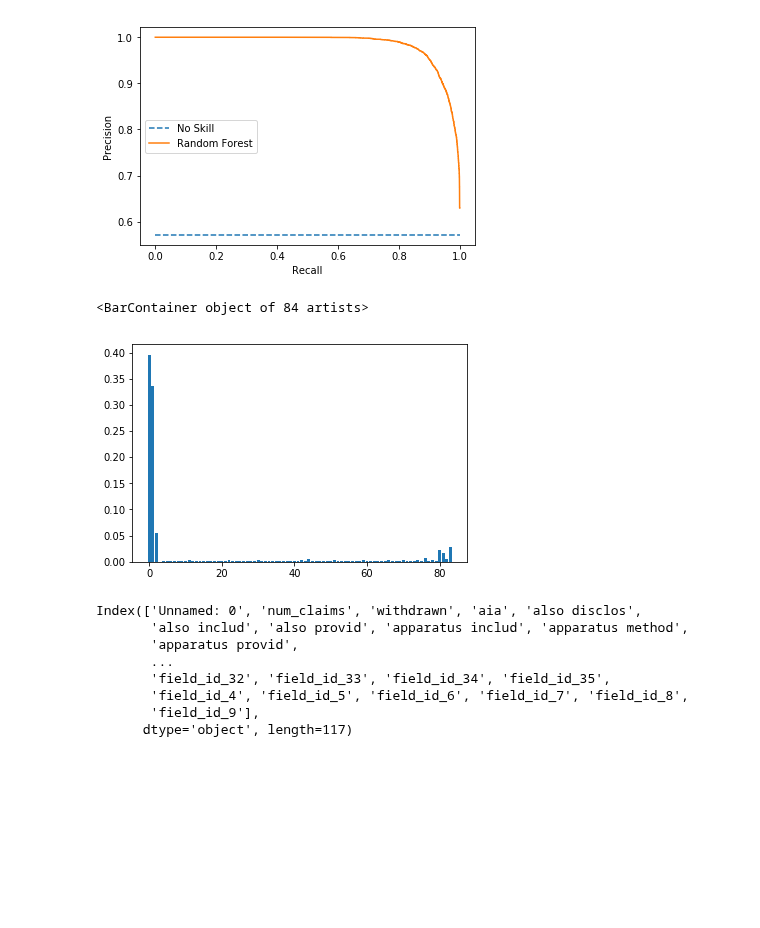
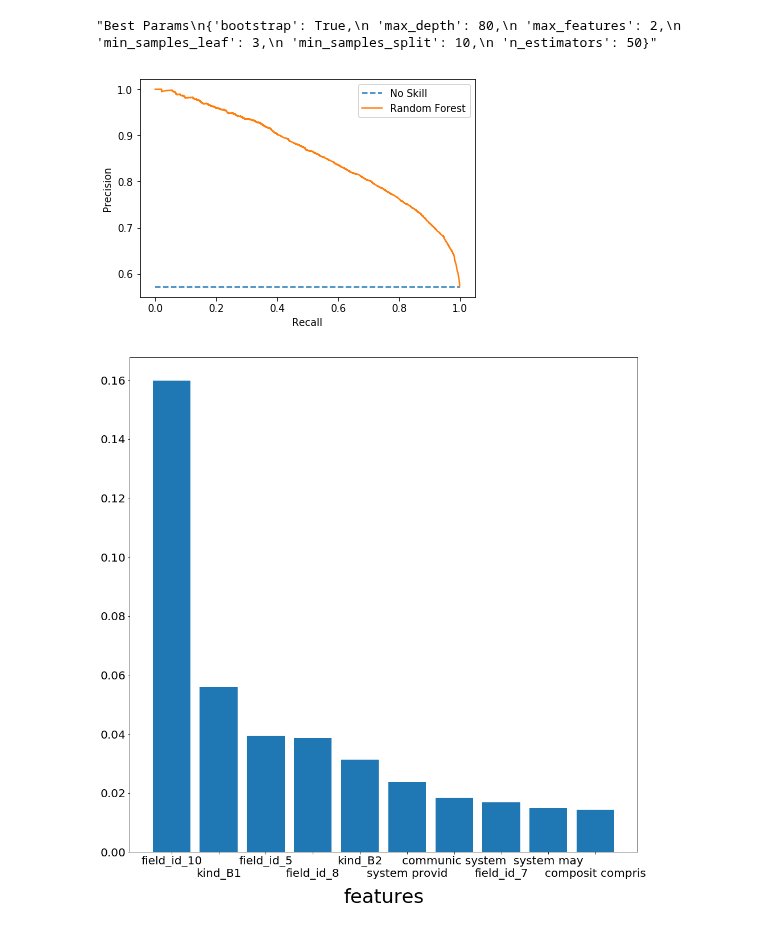
Before and after one commit to LawrenceGlenn/Exploration_of_Patent_Data, a Jupyter notebook: Untitled1.ipynb, the cells around one changed output. Drawn from its saved outputs; the diff is of its cells as text; code cells hidden in the pictures; blank space fills up the shorter version.

Commit message:
produced multiple recall curves and updated readme

```diff
--- a/Untitled1.ipynb
+++ b/Untitled1.ipynb
@@ -59,5 +57,10 @@ test.to_csv("data/temp/test_pd_preped.csv",sep="|")"""
 # %%
-pat_modeler = ptp.PatentTrialPredicter(pd.read_csv("data/temp/train_pd_preped.csv",sep="|"),pd.read_csv("data/temp/test_pd_preped.csv",sep="|"))
+train,test = pd.read_csv("data/temp/train_pd_preped.csv",sep="|"),pd.read_csv("data/temp/test_pd_preped.csv",sep="|")
+# %%
+train=remove_columns(train,['num_claims','withdrawn', 'Unnamed: 0'])
+test = remove_columns(test,['num_claims','withdrawn','Unnamed: 0'])
+# %%
+pat_modeler = ptp.PatentTrialPredicter(train,test)
 # %%
 pat_modeler.create_X_y()
 # %%
@@ -85,0 +93,10 @@ pat_modeler.grid.best_params_
+# %%
+"""Best Params
+{'bootstrap': True,
+ 'max_depth': 80,
+ 'max_features': 2,
+ 'min_samples_leaf': 3,
+ 'min_samples_split': 10,
+ 'n_estimators': 50}"""
+# %% [output]
+"Best Params\n{'bootstrap': True,\n 'max_depth': 80,\n 'max_features': 2,\n 'min_samples_leaf': 3,\n 'min_samples_split': 10,\n 'n_estimators': 50}"
@@ -88,23 +121,12 @@ pat_modeler.fit_model(RandomForestClassifier, pat_modeler.grid.best_params_)
 # %%
 fig,ax = plt.subplots()
 pat_modeler.plot_precision_recall(ax, "Random Forest")
-plt.savefig("img/pres_recall_RF_gridsearch_w_features")
+plt.savefig("img/pres_recall_RF_gridsearch_wo_claims_withdrawn")
 # %% [output]
-[figure, old version]
+[figure, new version]
 # %%
-fig,ax = plt.subplots()
-ax.bar(range(84),pat_modeler.grid.best_estimator_.feature_importances_.tolist())
+fig,ax = plt.subplots(figsize = (16,16))
+plot_feature_importance(ax,pat_modeler.X_train.columns.tolist()[1:],pat_modeler.model.feature_importances_.tolist())
+plt.savefig("img/feature_importance_RF_wo_claims_withdrawn")
 # %% [output]
-<BarContainer object of 84 artists>
-[figure, old version]
+[figure, new version]
-# %%
-pat_modeler.train.columns
-# %% [output]
-Index(['Unnamed: 0', 'num_claims', 'withdrawn', 'aia', 'also disclos',
-       'also includ', 'also provid', 'apparatus includ', 'apparatus method',
-       'apparatus provid',
-       ...
-       'field_id_32', 'field_id_33', 'field_id_34', 'field_id_35',
-       'field_id_4', 'field_id_5', 'field_id_6', 'field_id_7', 'field_id_8',
-       'field_id_9'],
-      dtype='object', length=117)
```
Also changed, not shown: parts of 55 cells of this notebook, 16 other files.
